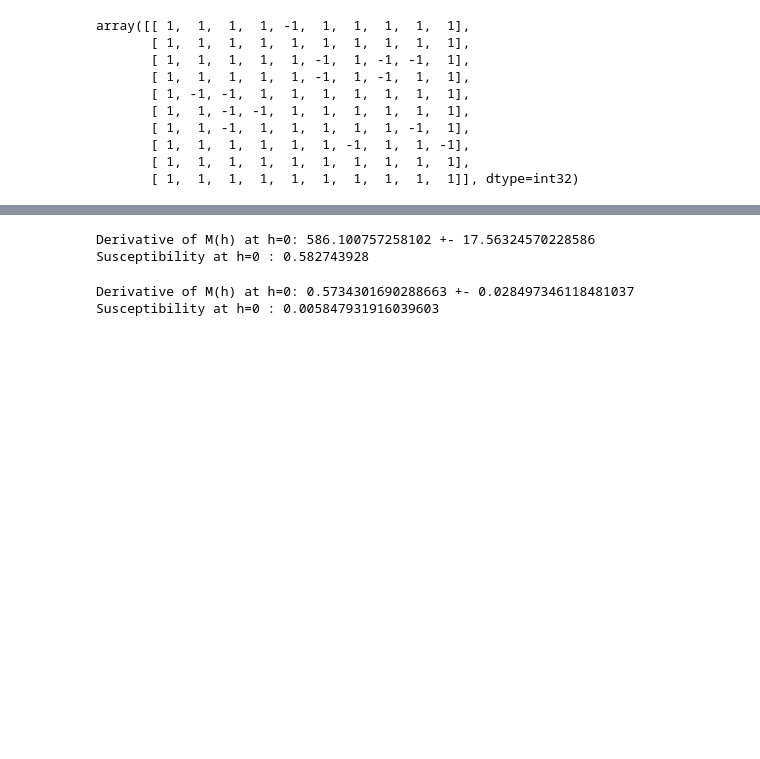
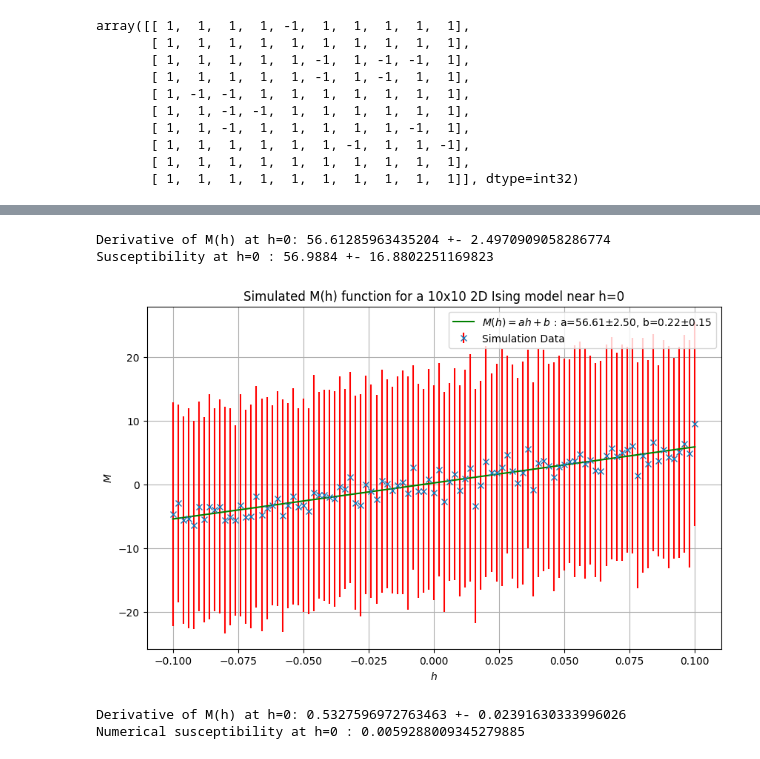
Before and after one commit to novakilorant/Monte-Carlo-Ising, a Jupyter notebook: simulator.ipynb, the cells around one changed output, grey strips where cells are left out. Cells and saved outputs as stored; diff of their text form; code cells hidden in the pictures; blank space fills up the shorter version.

```diff
--- a/simulator.ipynb
+++ b/simulator.ipynb
@@ -150,33 +152,40 @@ plt.show()
 # %%
 fc_count = 101
-timestep_avg_period = 1000
+timestep_avg_period = 500
 puffer = 300
 L = 10
 field_constants = np.linspace(-0.1, 0.1, fc_count)
-M_avg_values = []
-M_std_values = []
-
 M_values = np.zeros((fc_count, timestep_avg_period))
 for i, h in enumerate(field_constants):
-	sim = simulator.MCIsing(L, L, state="UP", seed=42, h=h, k_BT=5)
+	sim = simulator.MCIsing(L, L, state="RANDOM", seed=42, h=h, k_BT=5)
 	sim.run_numpy_output(puffer + timestep_avg_period)
 	M_values[i,:] = sim.get_magnetization_record()[puffer+1:]
-	M_avg_values.append(np.mean(M_values[i]))
-	M_std_values.append(np.std(M_values[i]))
-
 def linear(x, m, c):
 	return m*x + c
 
-X_num = (np.average(M_values**2 , axis=1) - np.average(M_values, axis=1)**2) / 5 * L*L
+M_values *= L*L
+X_num = (np.average(M_values**2 , axis=1) - np.average(M_values, axis=1)**2) / 5
 
-popt_l, pcov_l = curve_fit(linear, field_constants, np.sum(M_values, axis=1))
+popt_l, pcov_l = curve_fit(linear, field_constants, np.average(M_values, axis=1))
 perr_l = np.sqrt(np.diag(pcov_l))
 
 print("Derivative of M(h) at h=0:", popt_l[0], "+-", perr_l[0])
-print("Susceptibility at h=0 :", X_num[np.where(np.array(field_constants) == 0)[0][0]])
+print("Susceptibility at h=0 :", X_num[np.where(np.array(field_constants) == 0)[0][0]], "+-", np.std(M_values[np.where(np.array(field_constants) == 0)[0][0]]))
 # %% [output]
-Derivative of M(h) at h=0: 586.100757258102 +- 17.56324570228586
-Susceptibility at h=0 : 0.582743928
+Derivative of M(h) at h=0: 56.61285963435204 +- 2.4970909058286774
+Susceptibility at h=0 : 56.9884 +- 16.8802251169823
+# %%
+plt.figure(figsize=(10, 6))
+plt.errorbar(field_constants, np.average(M_values, axis=1), yerr=np.std(M_values, axis=1), fmt='x', ecolor='r', capthick=1, label='Simulation Data')
+plt.plot(field_constants, linear(field_constants, *popt_l), label=f"$M(h)=ah+b$ : a={popt_l[0]:.2f}±{perr_l[0]:.2f}, b={popt_l[1]:.2f}±{perr_l[1]:.2f}", color='green')
+plt.title('Simulated M(h) function for a 10x10 2D Ising model near h=0')
+plt.xlabel('$h$')
+plt.ylabel('$M$')
+plt.legend()
+plt.grid()
+plt.show()
+# %% [output]
+[figure, added]
 # %%
 fc_count = 101
 timestep_avg_period = 500
@@ -187,7 +196,7 @@ M_avg_values = []
 M_std_values = []
 M_values = np.zeros((fc_count, timestep_avg_period))
 for i, h in enumerate(field_constants):
-	sim = simulator.MCIsing(L, L, state="UP", seed=42, h=h, k_BT=5)
+	sim = simulator.MCIsing(L, L, state="RANDOM", seed=42, h=h, k_BT=5)
 	sim.run_numpy_output(puffer + timestep_avg_period)
 	M_values[i,:] = sim.get_magnetization_record()[puffer+1:]
 	M_avg_values.append(np.mean(M_values[i]))
@@ -202,7 +211,7 @@ popt_l, pcov_l = curve_fit(linear, field_constants, M_avg_values)
 perr_l = np.sqrt(np.diag(pcov_l))
 
 print("Derivative of M(h) at h=0:", popt_l[0], "+-", perr_l[0])
-print("Susceptibility at h=0 :", X_num)
+print("Numerical susceptibility at h=0 :", X_num)
 # %% [output]
-Derivative of M(h) at h=0: 0.5734301690288663 +- 0.028497346118481037
-Susceptibility at h=0 : 0.005847931916039603
+Derivative of M(h) at h=0: 0.5327596972763463 +- 0.02391630333996026
+Numerical susceptibility at h=0 : 0.0059288009345279885
```
Also changed, not shown: parts of 8 cells of this notebook, 1 other file.
